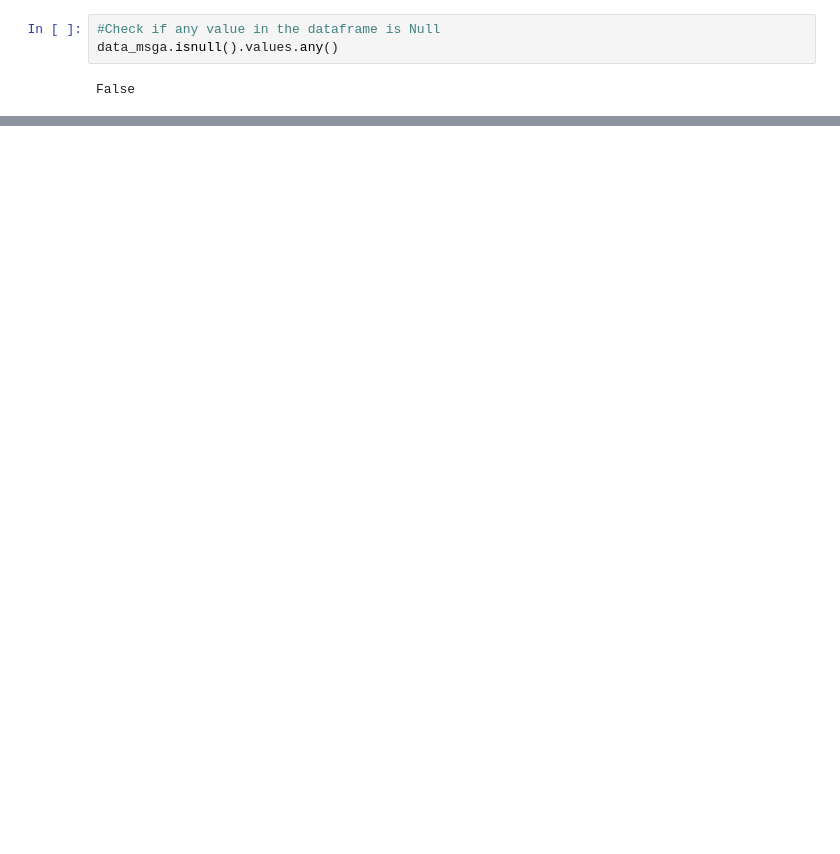
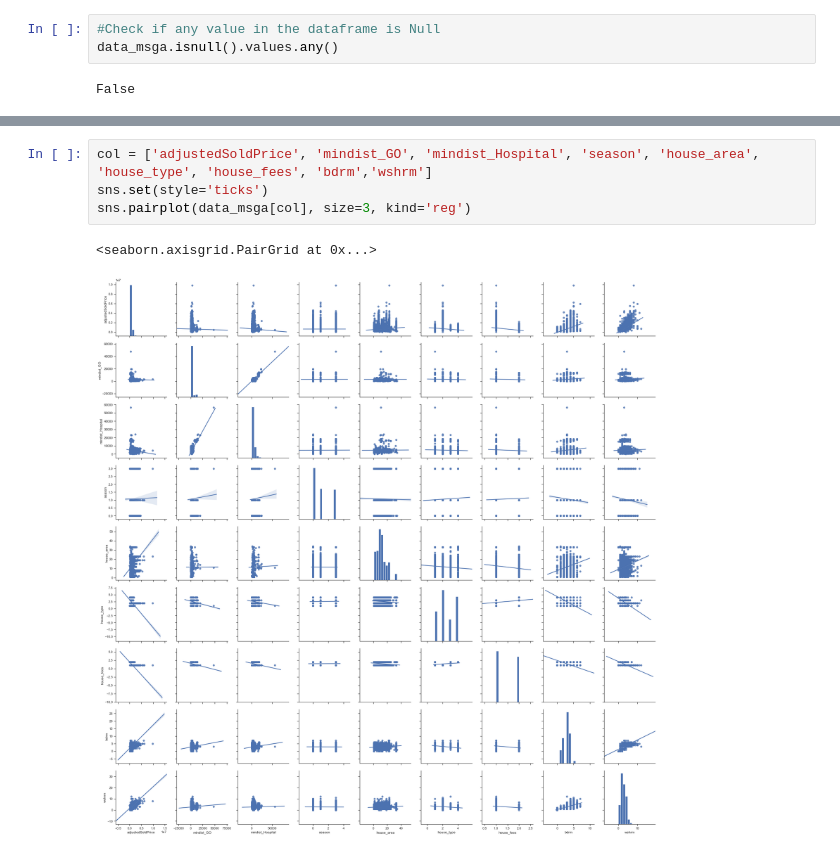
Before and after one commit to khaledalnajjar/SCS3250, a Jupyter notebook: groupprojectLatestKhaled.ipynb, the cells around one changed output, grey strips where cells are left out. Saved outputs shown, nothing was run; the diff lists cells and outputs as text; blank space fills up the shorter version.

```diff
--- a/groupprojectLatestKhaled.ipynb
+++ b/groupprojectLatestKhaled.ipynb
@@ -244,2 +219,9 @@ array([[<matplotlib.axes._subplots.AxesSubplot object at 0x...>,
+# %%
+col = ['adjustedSoldPrice', 'mindist_GO', 'mindist_Hospital', 'season', 'house_area', 'house_type', 'house_fees', 'bdrm','wshrm']
+sns.set(style='ticks')
+sns.pairplot(data_msga[col], size=3, kind='reg')
+# %% [output]
+<seaborn.axisgrid.PairGrid at 0x...>
+[figure, added]
 # %%
 def linearRegressionModel():
```
Also changed, not shown: parts of 10 cells of this notebook.
